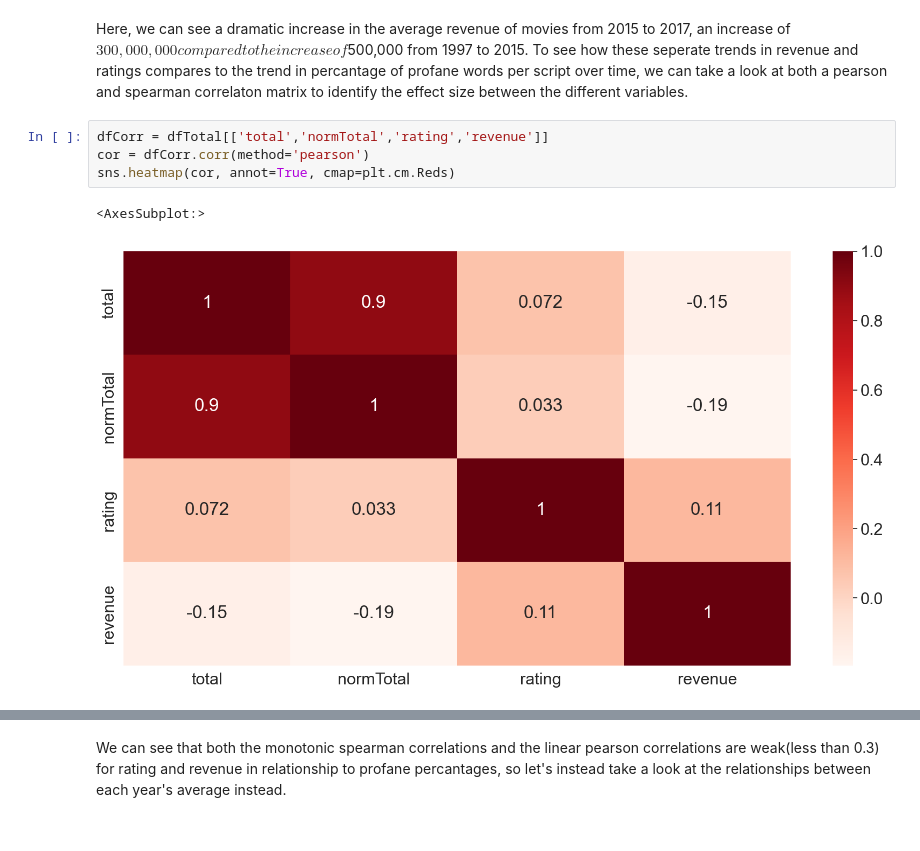
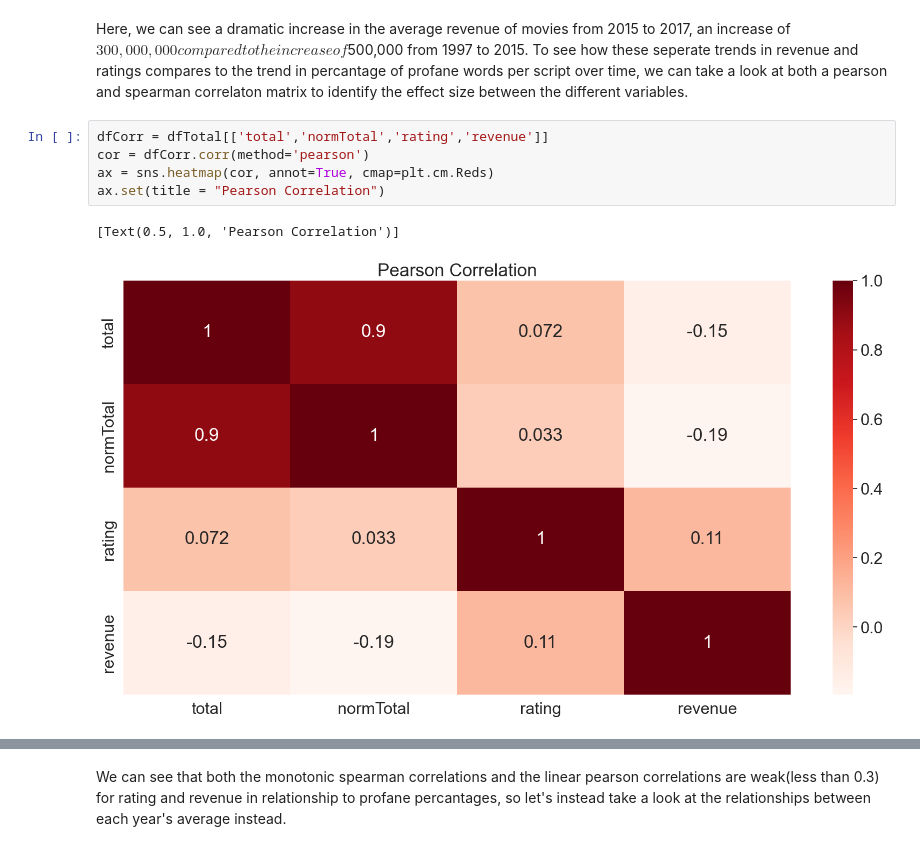
Before and after one commit to ima-quack/COGS108_ProfanityResearch, a Jupyter notebook: EDACheckpointGroup_039-Wi23.ipynb, the cells around one changed output, grey strips where cells are left out. Cells and saved outputs as stored; diff of their text form.

```diff
--- a/EDACheckpointGroup_039-Wi23.ipynb
+++ b/EDACheckpointGroup_039-Wi23.ipynb
@@ -215,10 +244,11 @@ Here, we can see a dramatic increase in the average revenue of movies from 2015
 # %%
 dfCorr = dfTotal[['total','normTotal','rating','revenue']]
 cor = dfCorr.corr(method='pearson')
-sns.heatmap(cor, annot=True, cmap=plt.cm.Reds)
+ax = sns.heatmap(cor, annot=True, cmap=plt.cm.Reds)
+ax.set(title = "Pearson Correlation")
 # %% [output]
-<AxesSubplot:>
+[Text(0.5, 1.0, 'Pearson Correlation')]
-[figure, old version]
+[figure, new version]
 # %%
 dfCorr = dfTotal[['total','normTotal','rating','revenue']]
 cor = dfCorr.corr(method='spearman')
```
Also changed, not shown: parts of 9 cells of this notebook.
